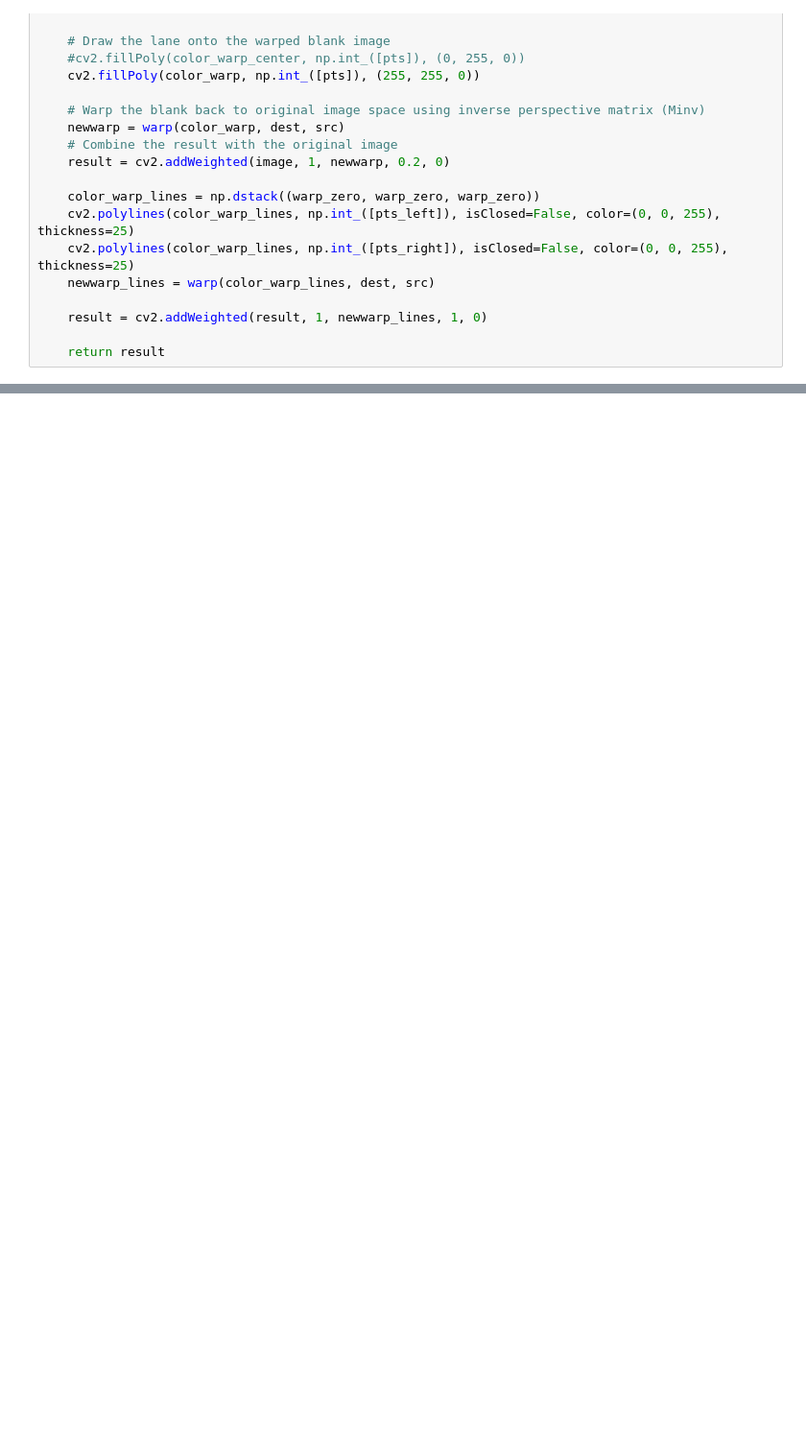
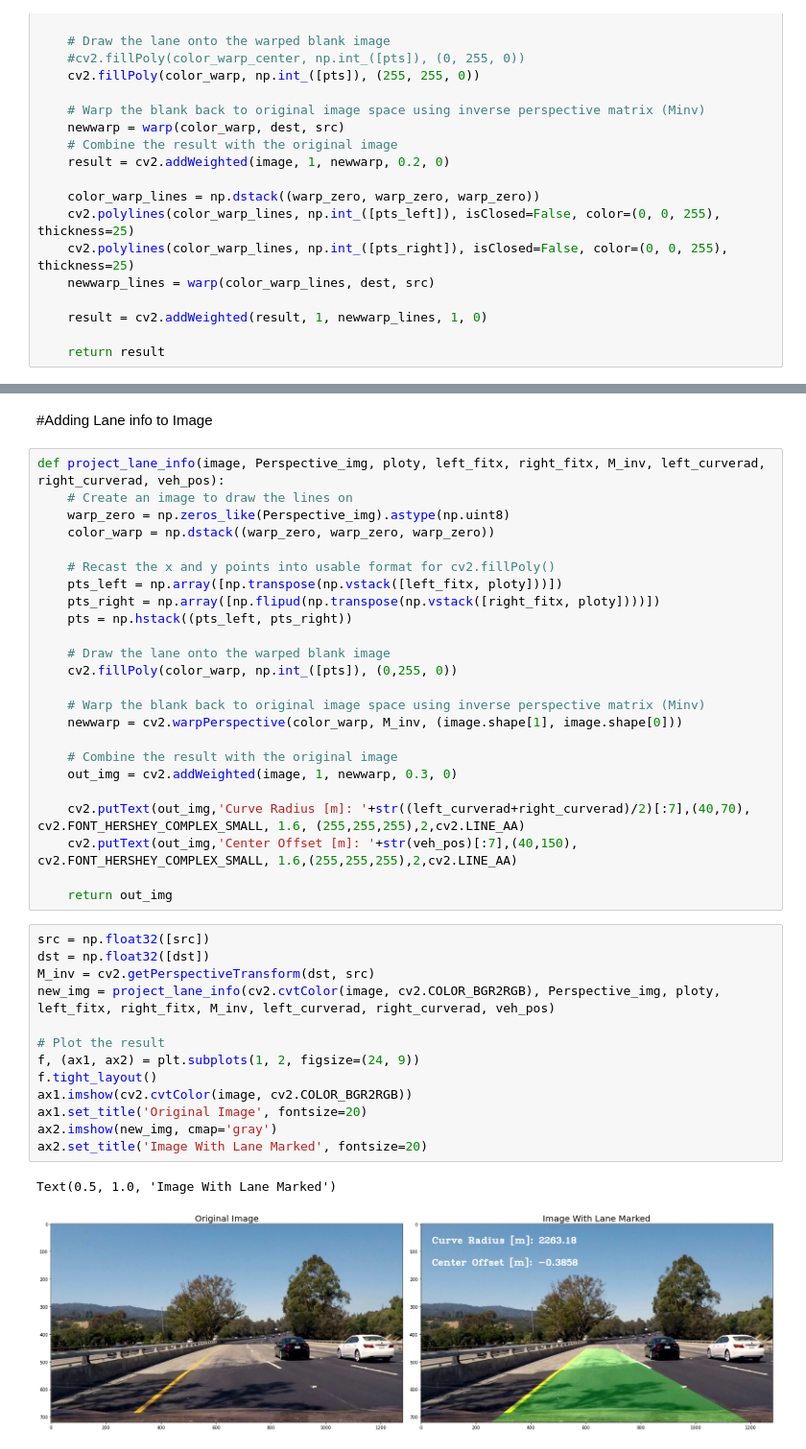
Before and after one commit to Mariamalaa015/Lane-detection, a Jupyter notebook: trial.ipynb, the cells around one changed output, grey strips where cells are left out. Shown at 96% size. Drawn from its saved outputs; the diff is of its cells as text; blank space fills up the shorter version.

Commit message:
Radius of curvature added

```diff
--- a/trial.ipynb
+++ b/trial.ipynb
@@ -301,0 +357,42 @@ show_image(final_image)
+# %% [markdown]
+#Adding Lane info to Image
+# %%
+def project_lane_info(image, Perspective_img, ploty, left_fitx, right_fitx, M_inv, left_curverad, right_curverad, veh_pos):
+    # Create an image to draw the lines on
+    warp_zero = np.zeros_like(Perspective_img).astype(np.uint8)
+    color_warp = np.dstack((warp_zero, warp_zero, warp_zero))
+
+    # Recast the x and y points into usable format for cv2.fillPoly()
+    pts_left = np.array([np.transpose(np.vstack([left_fitx, ploty]))])
+    pts_right = np.array([np.flipud(np.transpose(np.vstack([right_fitx, ploty])))])
+    pts = np.hstack((pts_left, pts_right))
+
+    # Draw the lane onto the warped blank image
+    cv2.fillPoly(color_warp, np.int_([pts]), (0,255, 0))
+
+    # Warp the blank back to original image space using inverse perspective matrix (Minv)
+    newwarp = cv2.warpPerspective(color_warp, M_inv, (image.shape[1], image.shape[0]))
+
+    # Combine the result with the original image
+    out_img = cv2.addWeighted(image, 1, newwarp, 0.3, 0)
+
+    cv2.putText(out_img,'Curve Radius [m]: '+str((left_curverad+right_curverad)/2)[:7],(40,70), cv2.FONT_HERSHEY_COMPLEX_SMALL, 1.6, (255,255,255),2,cv2.LINE_AA)
+    cv2.putText(out_img,'Center Offset [m]: '+str(veh_pos)[:7],(40,150), cv2.FONT_HERSHEY_COMPLEX_SMALL, 1.6,(255,255,255),2,cv2.LINE_AA)
+
+    return out_img
+# %%
+src = np.float32([src])
+dst = np.float32([dst])
+M_inv = cv2.getPerspectiveTransform(dst, src)
+new_img = project_lane_info(cv2.cvtColor(image, cv2.COLOR_BGR2RGB), Perspective_img, ploty, left_fitx, right_fitx, M_inv, left_curverad, right_curverad, veh_pos)
+
+# Plot the result
+f, (ax1, ax2) = plt.subplots(1, 2, figsize=(24, 9))
+f.tight_layout()
+ax1.imshow(cv2.cvtColor(image, cv2.COLOR_BGR2RGB))
+ax1.set_title('Original Image', fontsize=20)
+ax2.imshow(new_img, cmap='gray')
+ax2.set_title('Image With Lane Marked', fontsize=20)
+# %% [output]
+Text(0.5, 1.0, 'Image With Lane Marked')
+[figure, added]
```
Also changed, not shown: parts of 12 cells of this notebook, 11 other files.
